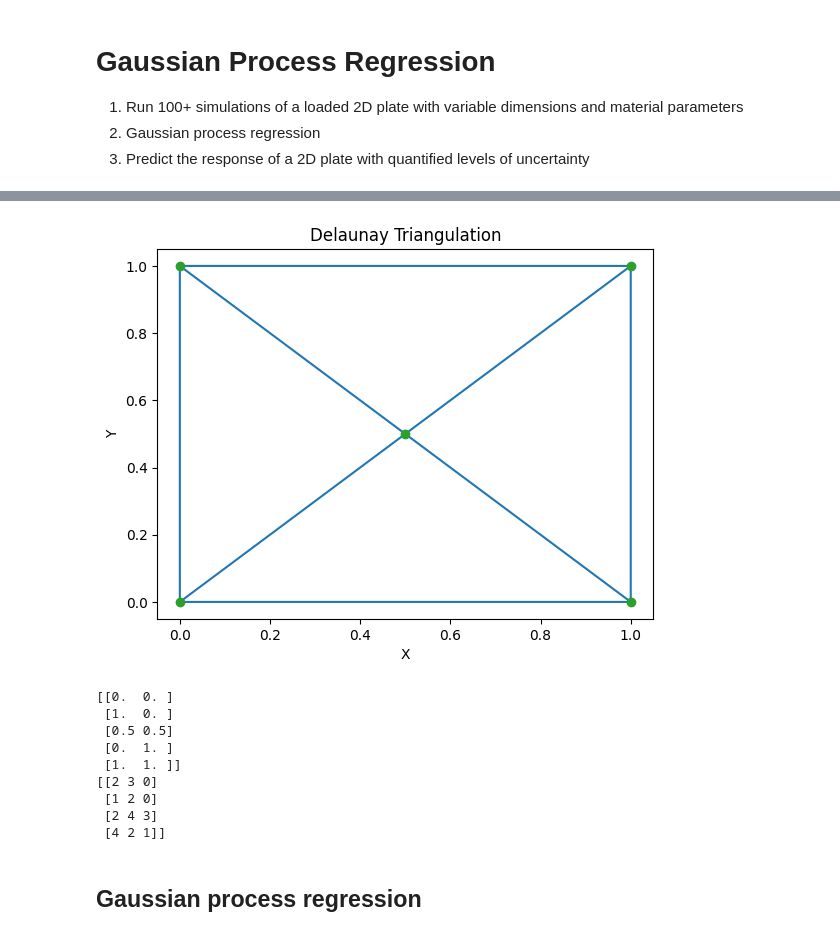
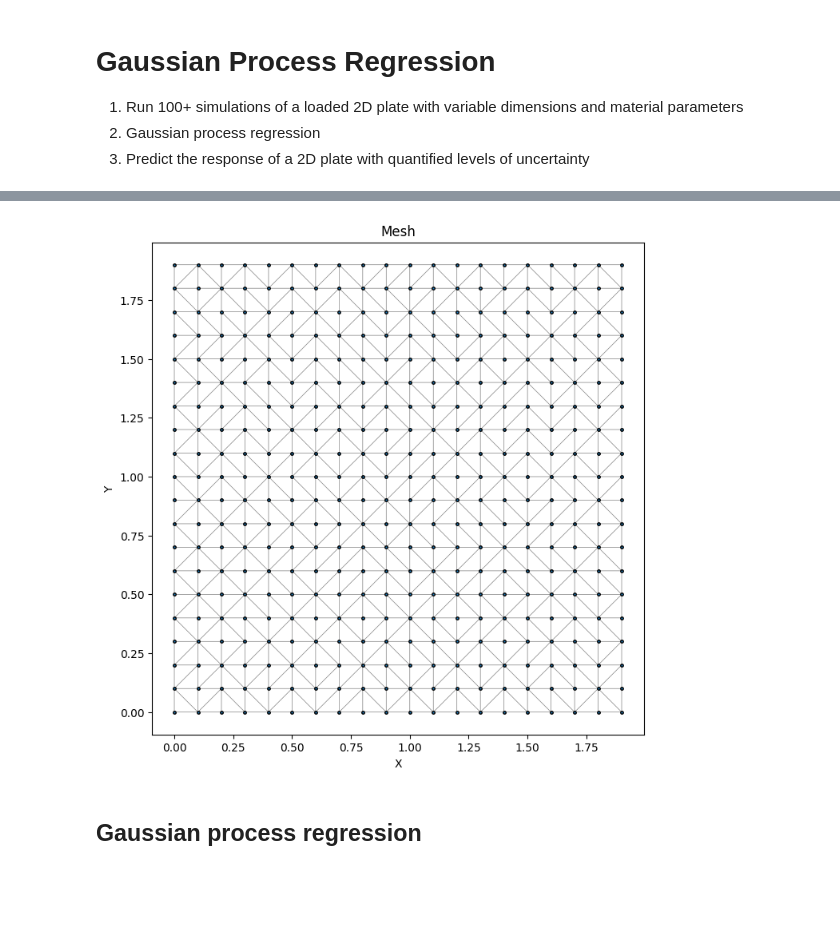
Before and after one commit to mark-hobbs/simplefea, a Jupyter notebook: gaussian-process-regression.ipynb, the cells around one changed output, grey strips where cells are left out. Saved outputs shown, nothing was run; the diff lists cells and outputs as text; code cells hidden in the pictures; blank space fills up the shorter version.

```diff
--- a/gaussian-process-regression.ipynb
+++ b/gaussian-process-regression.ipynb
@@ -9,36 +84,26 @@
+# %%
+def build_nodes(dx, n_div_x, n_div_y):
+    """
+    Build nodes
+    """
+    nodes = np.zeros([n_div_x * n_div_y, 2])
+    counter = 0
+
+    for i_y in range(n_div_y):  # Depth
+        for i_x in range(n_div_x):  # Length
+            coord_x = dx * i_x
+            coord_y = dx * i_y
+            nodes[counter, 0] = coord_x
+            nodes[counter, 1] = coord_y
+            counter += 1
+
+    return nodes
 # %%
-import numpy as np
-import matplotlib.pyplot as plt
-import scipy
-
-# Set of 2D points
-points = np.array([[0, 0], [1, 0], [0.5, 0.5], [0, 1], [1, 1]])
-
-# Perform Delaunay triangulation
-mesh = scipy.spatial.Delaunay(points)
-
-# Plot the triangulation
-plt.triplot(points[:, 0], points[:, 1], mesh.simplices)
-plt.plot(points[:, 0], points[:, 1], 'o')
-plt.xlabel('X')
-plt.ylabel('Y')
-plt.title('Delaunay Triangulation')
-plt.show()
+points = build_nodes(0.1, 20, 20)
+mesh = fea.Mesh(points)
+mesh.plot()
 # %% [output]
-[figure, old version]
+[figure, new version]
-# %%
-print(mesh.points)
-print(mesh.simplices)
-# %% [output]
-[[0.  0. ]
- [1.  0. ]
- [0.5 0.5]
- [0.  1. ]
- [1.  1. ]]
-[[2 3 0]
- [1 2 0]
- [2 4 3]
- [4 2 1]]
 # %% [markdown]
 ## Gaussian process regression
 # %% [markdown]
```
Also changed, not shown: parts of 2 cells of this notebook, 1 other file.
